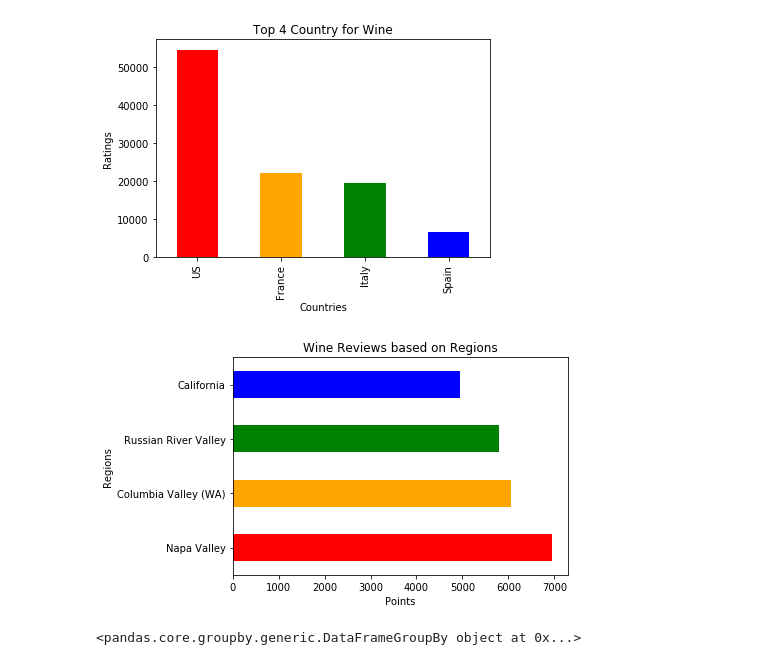
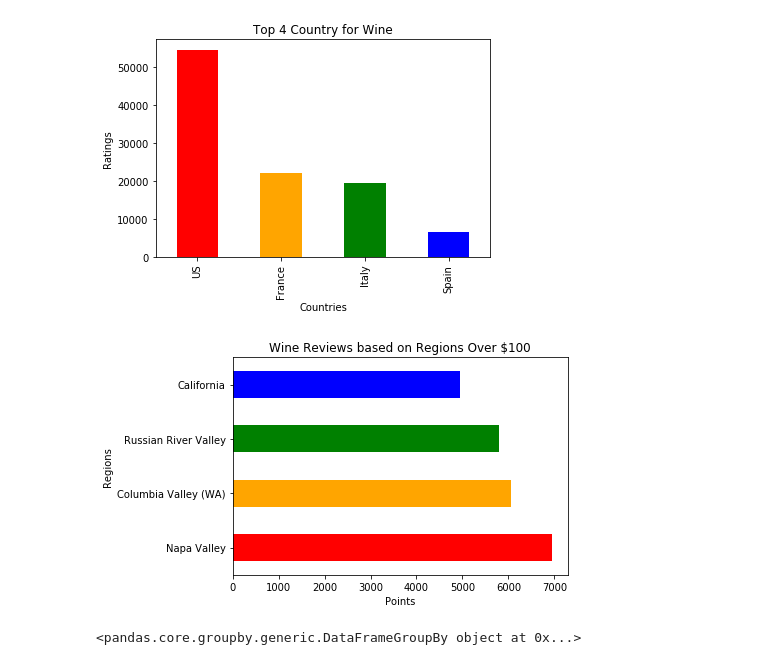
Before and after one commit to michaelweikman/WineDataAnalysis, a Jupyter notebook: Analysis/Wine_data.ipynb, the cells around one changed output. Cells and saved outputs as stored; diff of their text form; code cells hidden in the pictures.

```diff
--- a/Analysis/Wine_data.ipynb
+++ b/Analysis/Wine_data.ipynb
@@ -84,15 +84,15 @@ plt.show()
 # %%
 price1.plot(kind ='barh', color=['red', 'orange', 'green', 'blue'])
 region1.plot(kind = 'barh', color=['red', 'orange', 'green', 'blue'])
 
 # Give our chart some labels and a tile
-plt.title("Wine Reviews based on Regions")
+plt.title("Wine Reviews based on Regions Over $100")
 plt.xlabel("Points")
 plt.ylabel("Regions")
 plt.savefig(f"../Analysis/png_output/Price_regions")
 plt.show()
 # %% [output]
-[figure, old version]
+[figure, new version]
 # %%
 # The maximum x value for our chart will be 50000
 x_limit = 50000
```
Also changed, not shown: parts of 2 cells of this notebook, 3 other files.
